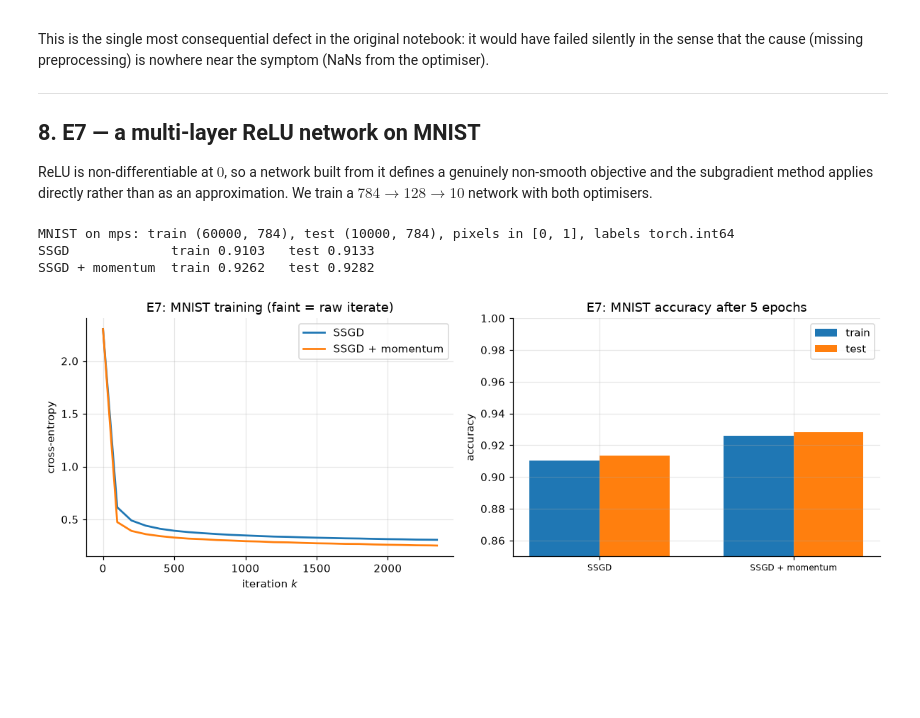
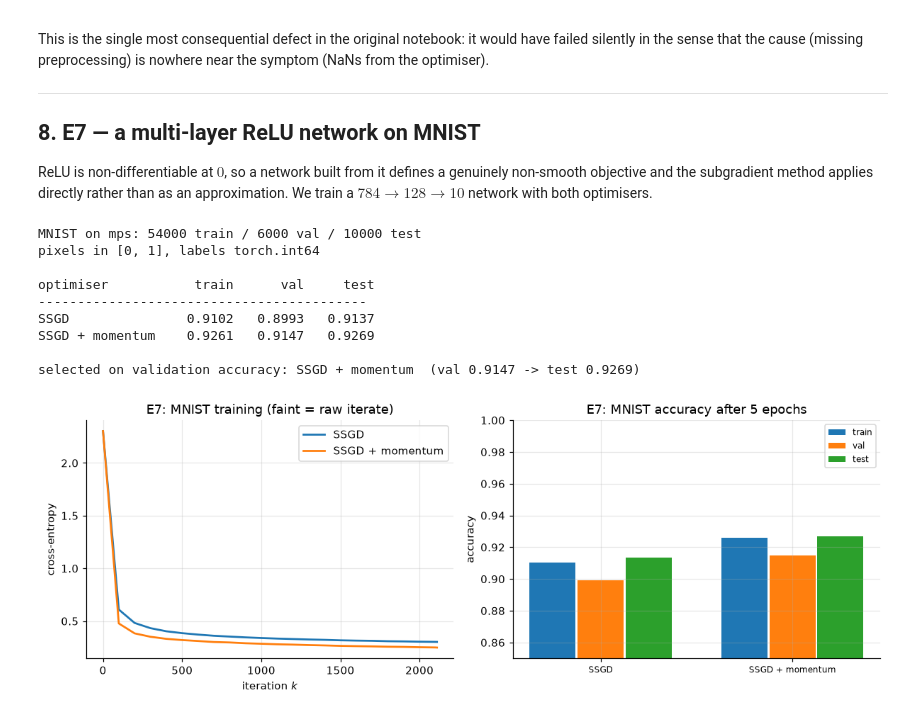
Before and after one commit to happyc0der/AOMML, a Jupyter notebook: Project.ipynb, the cells around one changed output. Drawn from its saved outputs; the diff is of its cells as text; code cells hidden in the pictures; blank space fills up the shorter version.

```diff
--- a/Project.ipynb
+++ b/Project.ipynb
@@ -309,0 +376,13 @@ momentum (beta=0.99) is 9.33e+08x closer to the optimum than plain SSGD
+# %%
+plt.figure(figsize=(7, 4))
+ax = plt.gca()
+for sched, ls in [("constant", "-"), ("inv_sqrt", "--")]:
+    for variant, c in [("buffer", "C0"), ("difference", "C3")]:
+        m = LinearModel(30)
+        hh = train(m, smooth_loss, ill.X, ill.y,
+                   SSGDMomentum(m.parameters(), lr=1.0, beta=0.9, schedule=sched, variant=variant),
+                   epochs=1500, batch_size=300, eval_every=25, seed=0)
+        ax.semilogy(hh.step, hh.f_best, ls, color=c, lw=1.5, label=f"{variant}, {sched}")
+ax.set(xlabel="iteration $k$", ylabel=r"$f(w_k^{best})$", title="buffer vs difference form")
+ax.legend(fontsize=8)
+plt.tight_layout(); plt.show()
@@ -387,8 +468,11 @@ The original notebook loaded Boston housing over HTTP and never scaled the featu
    standardised features to show what unscaled data does to a subgradient method.
 # %%
 Xc, yc, names = load_california_housing(n_samples=4000)
-n_tr = int(0.8 * len(Xc))
-Xtr_raw, Xte_raw, ytr, yte = Xc[:n_tr], Xc[n_tr:], yc[:n_tr], yc[n_tr:]
+# Shuffled split: California housing is stored in geographic order, so slicing it
+# would train on one region and test on another (mean latitude shifts by ~1.9 degrees).
+Xtr_raw, Xte_raw, ytr, yte = train_test_split(Xc, yc, test_size=0.2, seed=42)
+print(f"split: {len(Xtr_raw)} train / {len(Xte_raw)} test   "
+      f"(mean latitude {Xtr_raw[:, 6].mean():.2f} vs {Xte_raw[:, 6].mean():.2f})")
 
 print("feature standard deviations (raw):")
 for nm, s in zip(names, Xtr_raw.std(0)):
@@ -445,47 +530,67 @@ $784 \to 128 \to 10$ network with both optimisers.
 # %%
 device = get_device(dtype=torch.float32)
 mnist = load_mnist()
-Xtr_m, ytr_m = mnist["X_train"].to(device), mnist["y_train"].to(device)
+
+# Hold out a validation split from the training set. The test set is read exactly
+# once, at the end -- using it to compare optimisers would make the reported
+# number an optimistic estimate of generalisation rather than an honest one.
+X_all, y_all = mnist["X_train"].to(device), mnist["y_train"].to(device)
+Xtr_m, Xval_m, ytr_m, yval_m = train_test_split(X_all, y_all, test_size=0.1, seed=42)
 Xte_m, yte_m = mnist["X_test"].to(device), mnist["y_test"].to(device)
-print(f"MNIST on {device}: train {tuple(Xtr_m.shape)}, test {tuple(Xte_m.shape)}, "
-      f"pixels in [{Xtr_m.min():.0f}, {Xtr_m.max():.0f}], labels {ytr_m.dtype}")
+print(f"MNIST on {device}: {len(Xtr_m)} train / {len(Xval_m)} val / {len(Xte_m)} test")
+print(f"pixels in [{Xtr_m.min():.0f}, {Xtr_m.max():.0f}], labels {ytr_m.dtype}")
 
 ce = lambda m, A, B: torch.nn.functional.cross_entropy(m(A), B)
 probe = lambda mm: ce(mm, Xtr_m[:10_000], ytr_m[:10_000])
 
 plt.figure(figsize=(11, 4))
 ax = plt.subplot(1, 2, 1)
-results = {}
+results, nets = {}, {}
 for i, (label, make_opt) in enumerate([
     ("SSGD",            lambda p: SSGD(p, lr=0.5, schedule="inv_sqrt")),
     ("SSGD + momentum", lambda p: SSGDMomentum(p, lr=0.1, beta=0.9, schedule="inv_sqrt")),
 ]):
     seed_everything(0)
     net = ReLUMLP((784, 128, 10)).to(device)
     hh = train(net, ce, Xtr_m, ytr_m, make_opt(net.parameters()), epochs=5, batch_size=128,
                full_objective=probe, eval_every=100, seed=0)
-    results[label] = (evaluate_accuracy(net, Xtr_m, ytr_m), evaluate_accuracy(net, Xte_m, yte_m))
+    results[label] = (evaluate_accuracy(net, Xtr_m, ytr_m),
+                      evaluate_accuracy(net, Xval_m, yval_m),
+                      evaluate_accuracy(net, Xte_m, yte_m))
+    nets[label] = net
     ax.plot(hh.step, hh.f, color=f"C{i}", alpha=0.35, lw=0.7)
     ax.plot(hh.step, hh.f_best, color=f"C{i}", lw=1.8, label=label)
 ax.set(xlabel="iteration $k$", ylabel="cross-entropy", title="E7: MNIST training (faint = raw iterate)")
 ax.legend()
 
 ax2 = plt.subplot(1, 2, 2)
 labels = list(results)
 x = np.arange(len(labels))
-ax2.bar(x - 0.18, [results[l][0] for l in labels], 0.36, label="train")
-ax2.bar(x + 0.18, [results[l][1] for l in labels], 0.36, label="test")
+for j, (split, off) in enumerate([("train", -0.25), ("val", 0.0), ("test", 0.25)]):
+    ax2.bar(x + off, [results[l][j] for l in labels], 0.24, label=split)
 ax2.set(xticks=x, ylim=(0.85, 1.0), ylabel="accuracy", title="E7: MNIST accuracy after 5 epochs")
 ax2.set_xticklabels(labels, fontsize=8)
-ax2.legend()
+ax2.legend(fontsize=8)
+
+print(f"\n{'optimiser':<16} {'train':>8} {'val':>8} {'test':>8}")
+print("-" * 42)
 for l in labels:
-    print(f"{l:<16} train {results[l][0]:.4f}   test {results[l][1]:.4f}")
+    print(f"{l:<16} {results[l][0]:>8.4f} {results[l][1]:>8.4f} {results[l][2]:>8.4f}")
+best = max(labels, key=lambda l: results[l][1])
+print(f"\nselected on validation accuracy: {best}  "
+      f"(val {results[best][1]:.4f} -> test {results[best][2]:.4f})")
 plt.tight_layout(); plt.show()
 # %% [output]
-MNIST on mps: train (60000, 784), test (10000, 784), pixels in [0, 1], labels torch.int64
-SSGD             train 0.9103   test 0.9133
-SSGD + momentum  train 0.9262   test 0.9282
+MNIST on mps: 54000 train / 6000 val / 10000 test
+pixels in [0, 1], labels torch.int64
+
+optimiser           train      val     test
+------------------------------------------
+SSGD               0.9102   0.8993   0.9137
+SSGD + momentum    0.9261   0.9147   0.9269
+
+selected on validation accuracy: SSGD + momentum  (val 0.9147 -> test 0.9269)
-[figure, old version]
+[figure, new version]
 # %% [markdown]
 ---
 ## 9. Conclusions
```
Also changed, not shown: parts of 10 cells of this notebook, 17 other files.
